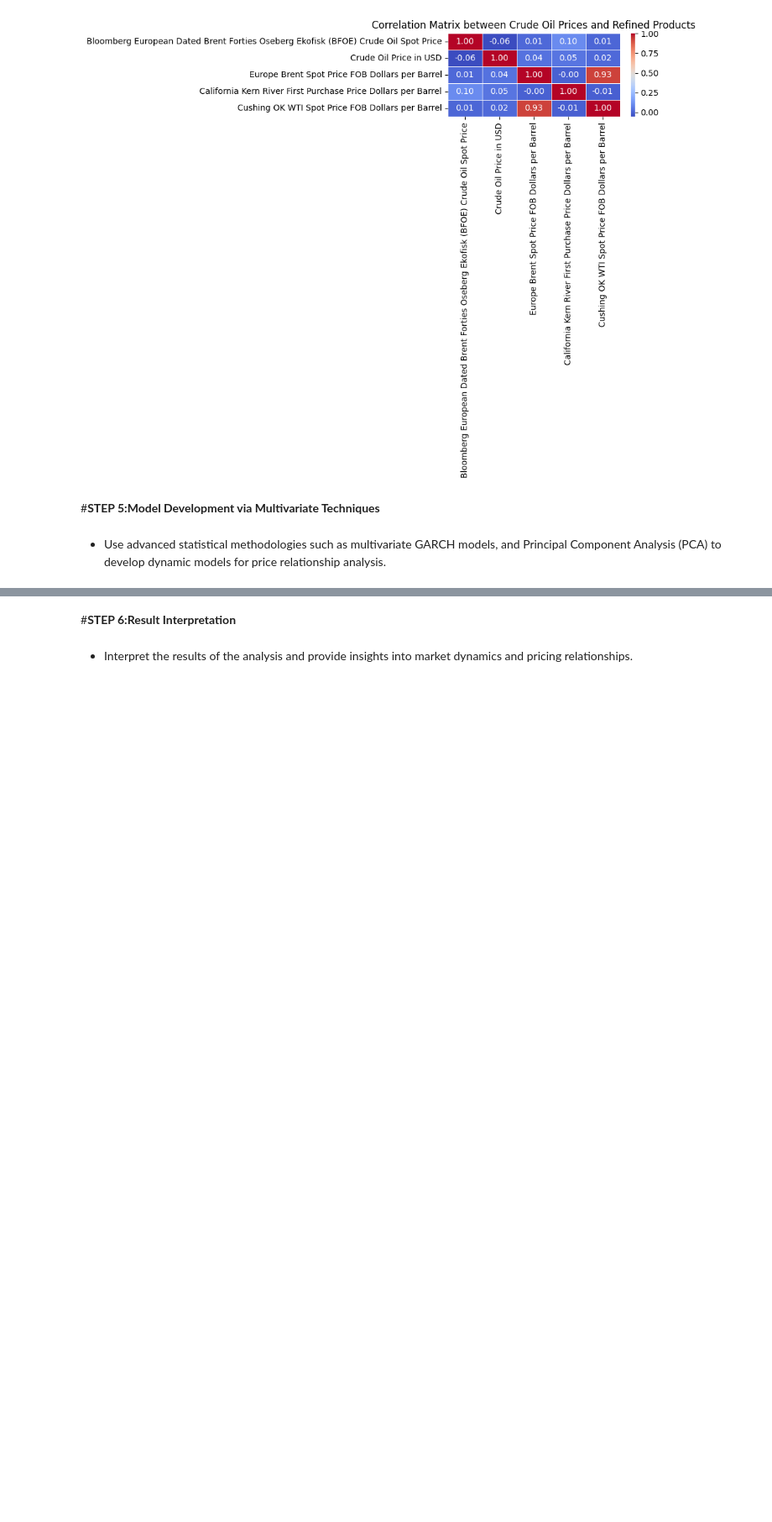
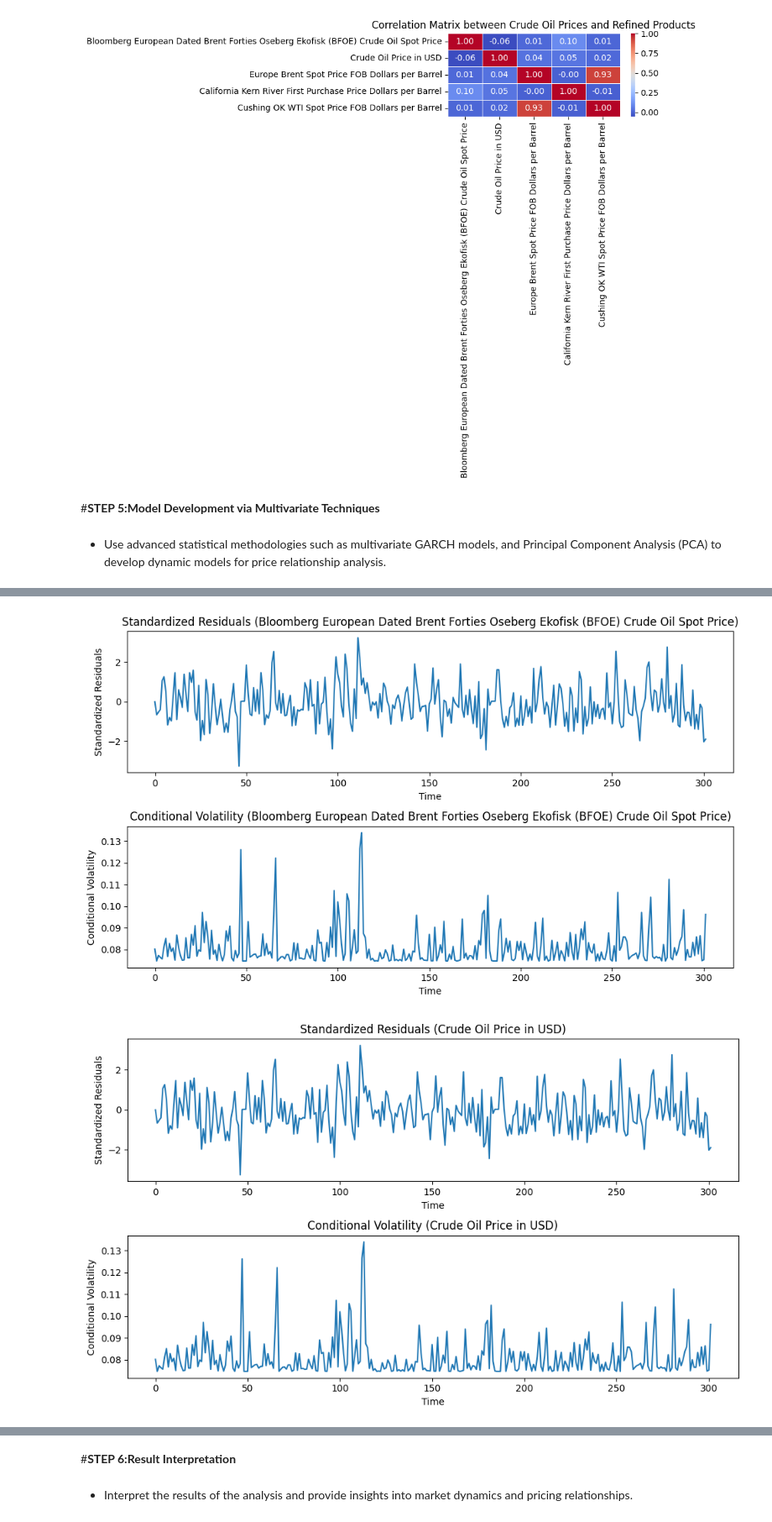
Before and after one commit to shivanivermapro/WQU-Capstone-Project, a Jupyter notebook: WQU_Capstone.ipynb, the cells around one changed output, grey strips where cells are left out. Shown at 84% size. Saved outputs shown, nothing was run; the diff lists cells and outputs as text; code cells hidden in the pictures; blank space fills up the shorter version.

```diff
--- a/WQU_Capstone.ipynb
+++ b/WQU_Capstone.ipynb
@@ -321,0 +461,26 @@ model.generate_diagnostics()
+# %%
+# Loop through each column of oil_prices_data
+for i, column in enumerate(oil_prices_data.columns):
+    # Select the column for GARCH modeling
+    oil_price_series = oil_prices_data[column]
+
+    # Plot the standardized residuals
+    plt.figure(figsize=(10, 6))
+    plt.subplot(2, 1, 1)
+    plt.plot(model_fit.resid / model_fit.conditional_volatility)
+    plt.title(f"Standardized Residuals ({column})")
+    plt.xlabel("Time")
+    plt.ylabel("Standardized Residuals")
+
+    # Plot the conditional volatility
+    plt.subplot(2, 1, 2)
+    plt.plot(model_fit.conditional_volatility)
+    plt.title(f"Conditional Volatility ({column})")
+    plt.xlabel("Time")
+    plt.ylabel("Conditional Volatility")
+
+    plt.tight_layout()
+    plt.show()
+# %% [output]
+[figure, added]
+[figure, added]
```
Also changed, not shown: parts of 9 cells of this notebook.
